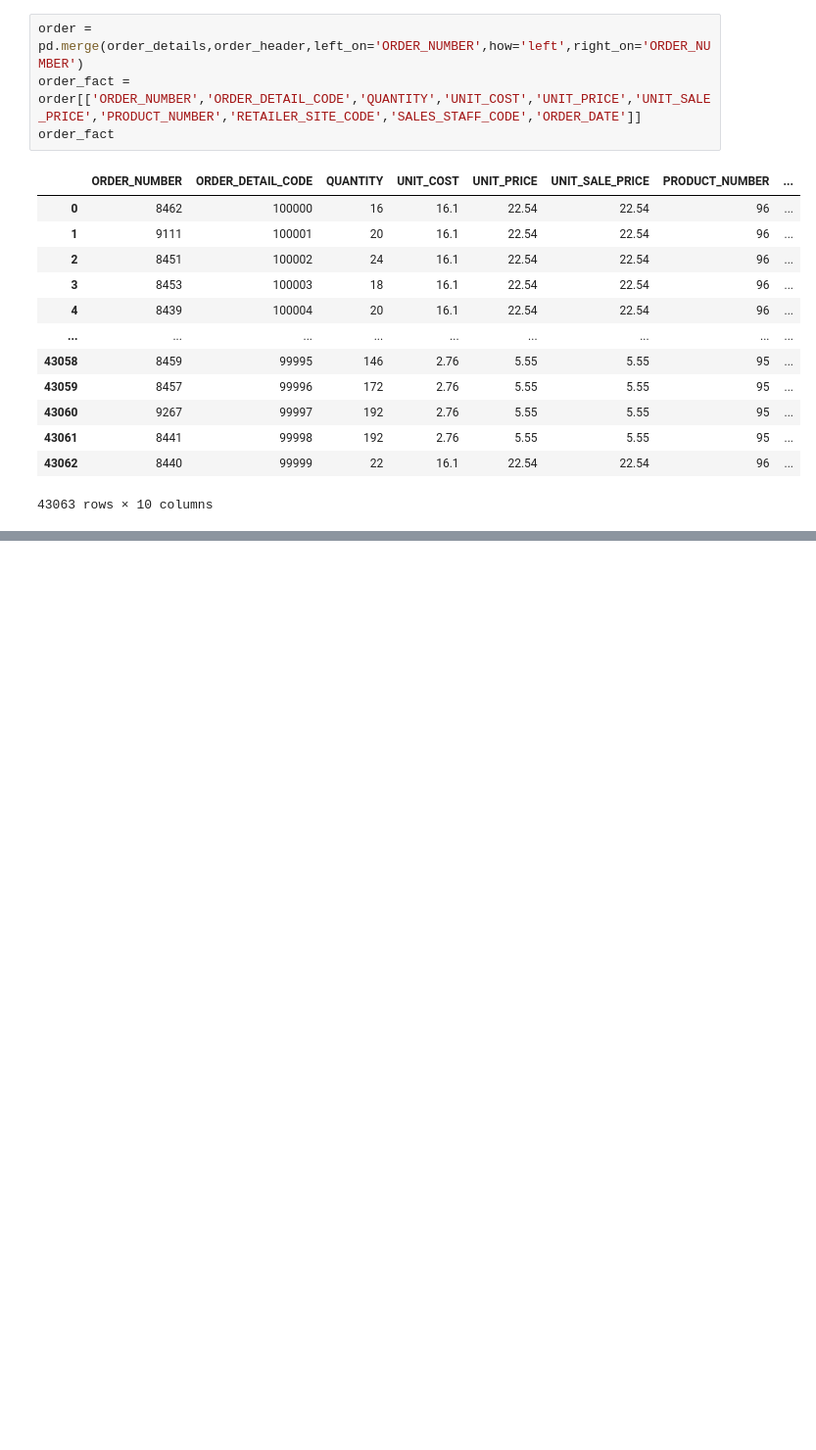
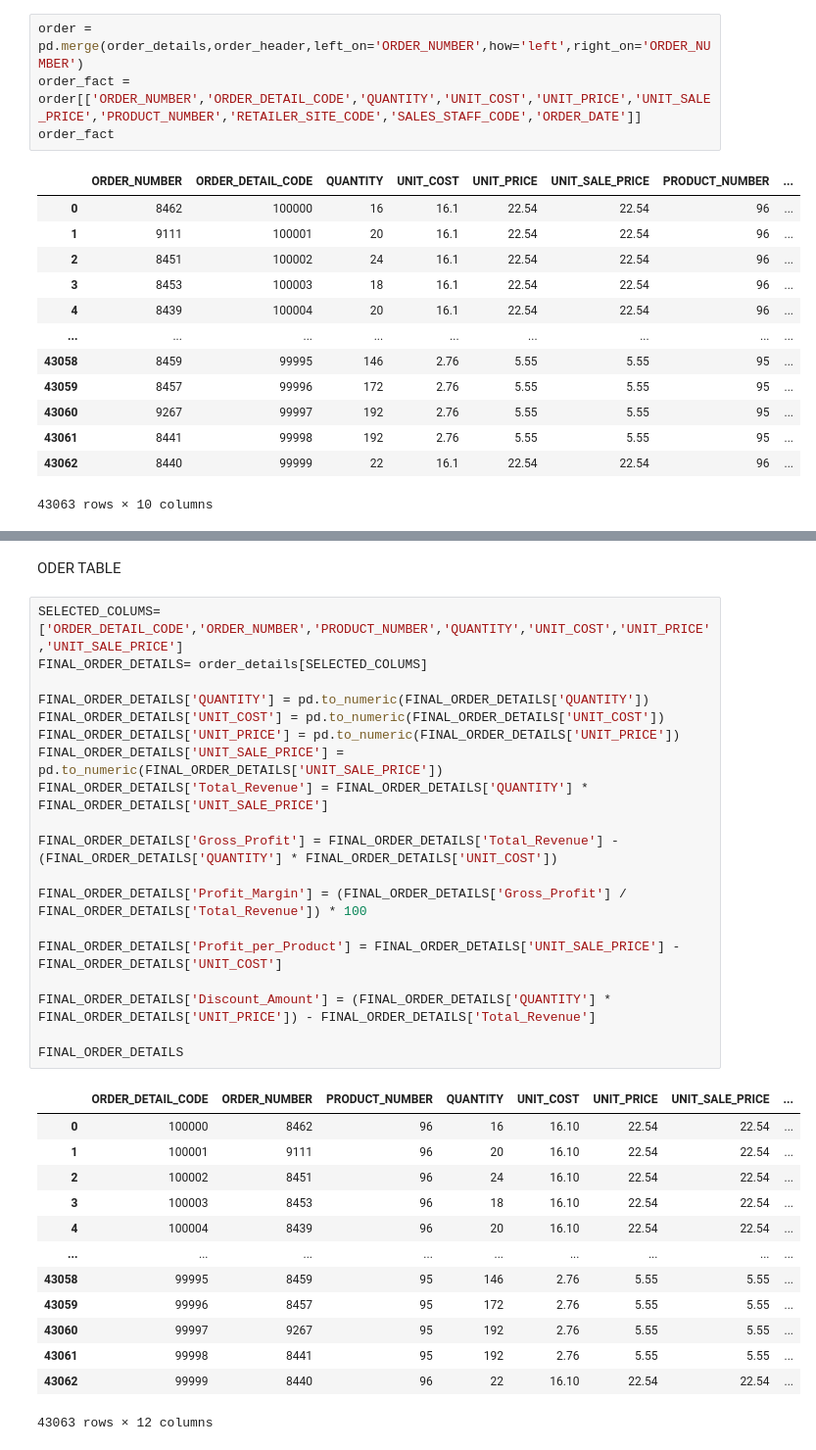
Before and after one commit to troykort/DaD, a Jupyter notebook: Practicum_5.1_Opdracht/Practicum_5.1_Opdracht.ipynb, the cells around one changed output, grey strips where cells are left out. Shown at 98% size. Saved outputs shown, nothing was run; the diff lists cells and outputs as text; blank space fills up the shorter version.

```diff
--- a/Practicum_5.1_Opdracht/Practicum_5.1_Opdracht.ipynb
+++ b/Practicum_5.1_Opdracht/Practicum_5.1_Opdracht.ipynb
@@ -395,0 +347,35 @@ sales_staff_DIMENSION
+# %% [markdown]
+ODER TABLE
+# %%
+SELECTED_COLUMS=['ORDER_DETAIL_CODE','ORDER_NUMBER','PRODUCT_NUMBER','QUANTITY','UNIT_COST','UNIT_PRICE','UNIT_SALE_PRICE']
+FINAL_ORDER_DETAILS= order_details[SELECTED_COLUMS]
+
+FINAL_ORDER_DETAILS['QUANTITY'] = pd.to_numeric(FINAL_ORDER_DETAILS['QUANTITY'])
+FINAL_ORDER_DETAILS['UNIT_COST'] = pd.to_numeric(FINAL_ORDER_DETAILS['UNIT_COST'])
+FINAL_ORDER_DETAILS['UNIT_PRICE'] = pd.to_numeric(FINAL_ORDER_DETAILS['UNIT_PRICE'])
+FINAL_ORDER_DETAILS['UNIT_SALE_PRICE'] = pd.to_numeric(FINAL_ORDER_DETAILS['UNIT_SALE_PRICE'])
+FINAL_ORDER_DETAILS['Total_Revenue'] = FINAL_ORDER_DETAILS['QUANTITY'] * FINAL_ORDER_DETAILS['UNIT_SALE_PRICE']
+
+FINAL_ORDER_DETAILS['Gross_Profit'] = FINAL_ORDER_DETAILS['Total_Revenue'] - (FINAL_ORDER_DETAILS['QUANTITY'] * FINAL_ORDER_DETAILS['UNIT_COST'])
+
+FINAL_ORDER_DETAILS['Profit_Margin'] = (FINAL_ORDER_DETAILS['Gross_Profit'] / FINAL_ORDER_DETAILS['Total_Revenue']) * 100
+
+FINAL_ORDER_DETAILS['Profit_per_Product'] = FINAL_ORDER_DETAILS['UNIT_SALE_PRICE'] - FINAL_ORDER_DETAILS['UNIT_COST']
+
+FINAL_ORDER_DETAILS['Discount_Amount'] = (FINAL_ORDER_DETAILS['QUANTITY'] * FINAL_ORDER_DETAILS['UNIT_PRICE']) - FINAL_ORDER_DETAILS['Total_Revenue']
+
+FINAL_ORDER_DETAILS
+# %% [output]
+|  | ORDER_DETAIL_CODE | ORDER_NUMBER | PRODUCT_NUMBER | QUANTITY | UNIT_COST | UNIT_PRICE | UNIT_SALE_PRICE | ... |
+| 0 | 100000 | 8462 | 96 | 16 | 16.10 | 22.54 | 22.54 | ... |
+| 1 | 100001 | 9111 | 96 | 20 | 16.10 | 22.54 | 22.54 | ... |
+| 2 | 100002 | 8451 | 96 | 24 | 16.10 | 22.54 | 22.54 | ... |
+| 3 | 100003 | 8453 | 96 | 18 | 16.10 | 22.54 | 22.54 | ... |
+| 4 | 100004 | 8439 | 96 | 20 | 16.10 | 22.54 | 22.54 | ... |
+| ... | ... | ... | ... | ... | ... | ... | ... | ... |
+| 43058 | 99995 | 8459 | 95 | 146 | 2.76 | 5.55 | 5.55 | ... |
+| 43059 | 99996 | 8457 | 95 | 172 | 2.76 | 5.55 | 5.55 | ... |
+| 43060 | 99997 | 9267 | 95 | 192 | 2.76 | 5.55 | 5.55 | ... |
+| 43061 | 99998 | 8441 | 95 | 192 | 2.76 | 5.55 | 5.55 | ... |
+| 43062 | 99999 | 8440 | 96 | 22 | 16.10 | 22.54 | 22.54 | ... |
+43063 rows × 12 columns
```
Also changed, not shown: parts of 13 cells of this notebook.
